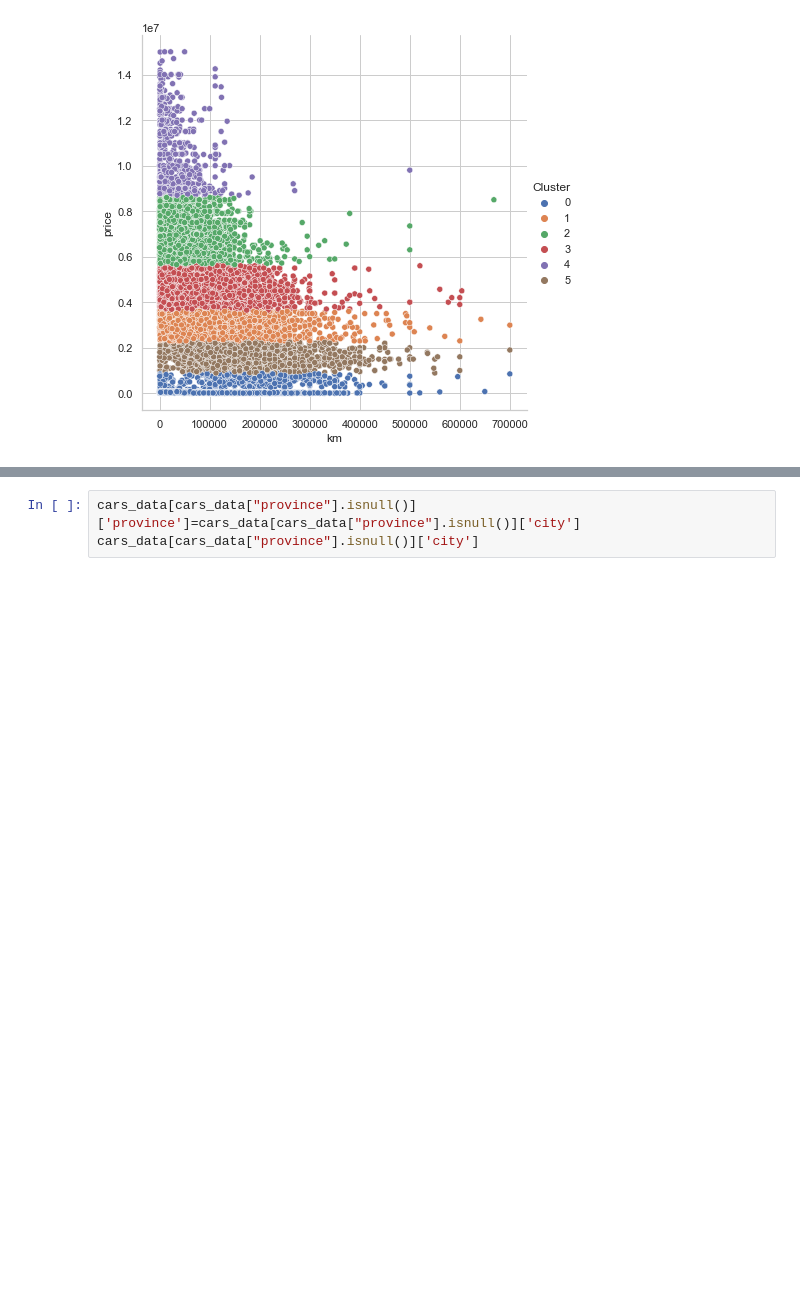
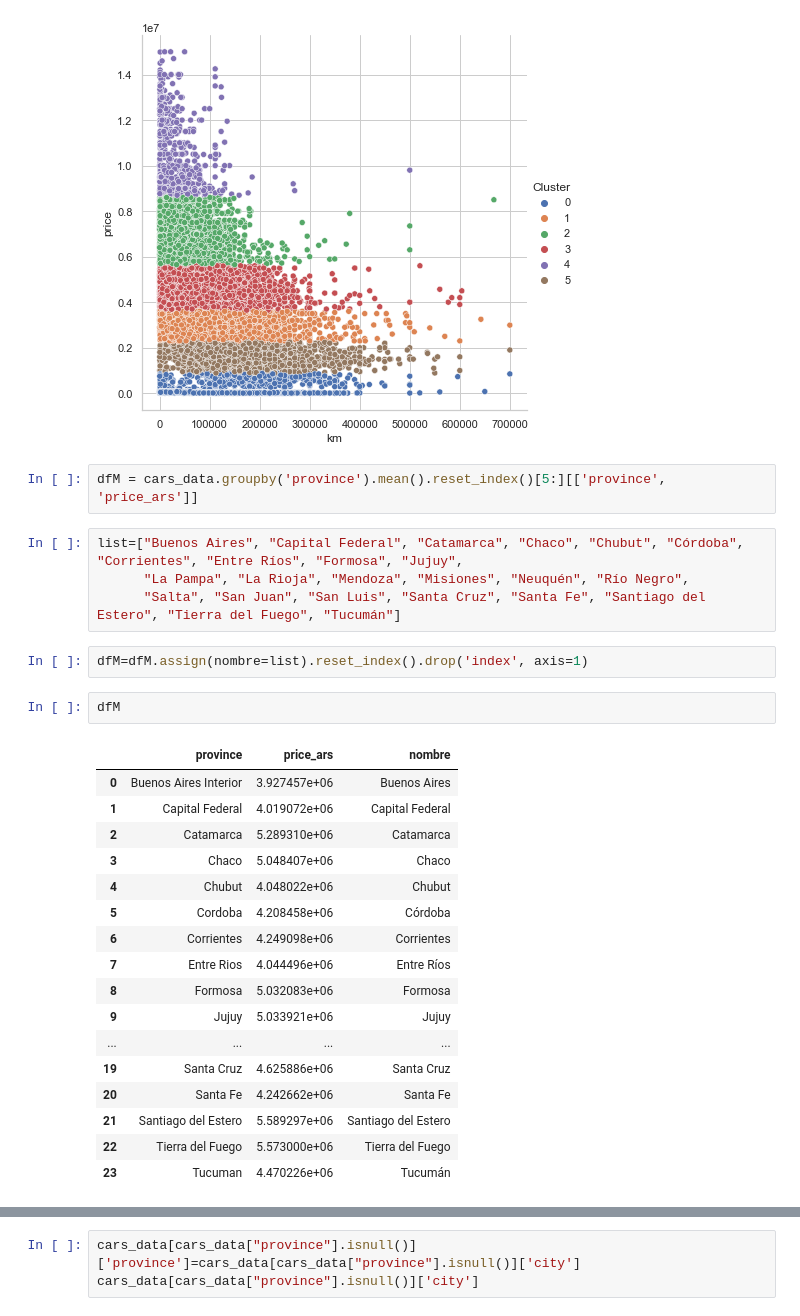
Before and after one commit to jotaefe0/Data-Science-Project, a Jupyter notebook: Notebooks/Data Analisys.ipynb, the cells around one changed output, grey strips where cells are left out. Cells and saved outputs as stored; diff of their text form; blank space fills up the shorter version.

```diff
--- a/Notebooks/Data Analisys.ipynb
+++ b/Notebooks/Data Analisys.ipynb
@@ -427,3 +461,31 @@ sns.relplot(
 );
 # %% [output]
 [figure]
+# %%
+dfM = cars_data.groupby('province').mean().reset_index()[5:][['province', 'price_ars']]
+# %%
+list=["Buenos Aires", "Capital Federal", "Catamarca", "Chaco", "Chubut", "Córdoba", "Corrientes", "Entre Ríos", "Formosa", "Jujuy",
+      "La Pampa", "La Rioja", "Mendoza", "Misiones", "Neuquén", "Río Negro",
+      "Salta", "San Juan", "San Luis", "Santa Cruz", "Santa Fe", "Santiago del Estero", "Tierra del Fuego", "Tucumán"]
+# %%
+dfM=dfM.assign(nombre=list).reset_index().drop('index', axis=1)
+# %%
+dfM
+# %% [output]
+|  | province | price_ars | nombre |
+| 0 | Buenos Aires Interior | 3.927457e+06 | Buenos Aires |
+| 1 | Capital Federal | 4.019072e+06 | Capital Federal |
+| 2 | Catamarca | 5.289310e+06 | Catamarca |
+| 3 | Chaco | 5.048407e+06 | Chaco |
+| 4 | Chubut | 4.048022e+06 | Chubut |
+| 5 | Cordoba | 4.208458e+06 | Córdoba |
+| 6 | Corrientes | 4.249098e+06 | Corrientes |
+| 7 | Entre Rios | 4.044496e+06 | Entre Ríos |
+| 8 | Formosa | 5.032083e+06 | Formosa |
+| 9 | Jujuy | 5.033921e+06 | Jujuy |
+| ... | ... | ... | ... |
+| 19 | Santa Cruz | 4.625886e+06 | Santa Cruz |
+| 20 | Santa Fe | 4.242662e+06 | Santa Fe |
+| 21 | Santiago del Estero | 5.589297e+06 | Santiago del Estero |
+| 22 | Tierra del Fuego | 5.573000e+06 | Tierra del Fuego |
+| 23 | Tucuman | 4.470226e+06 | Tucumán |
```
Also changed, not shown: parts of 24 cells of this notebook.
